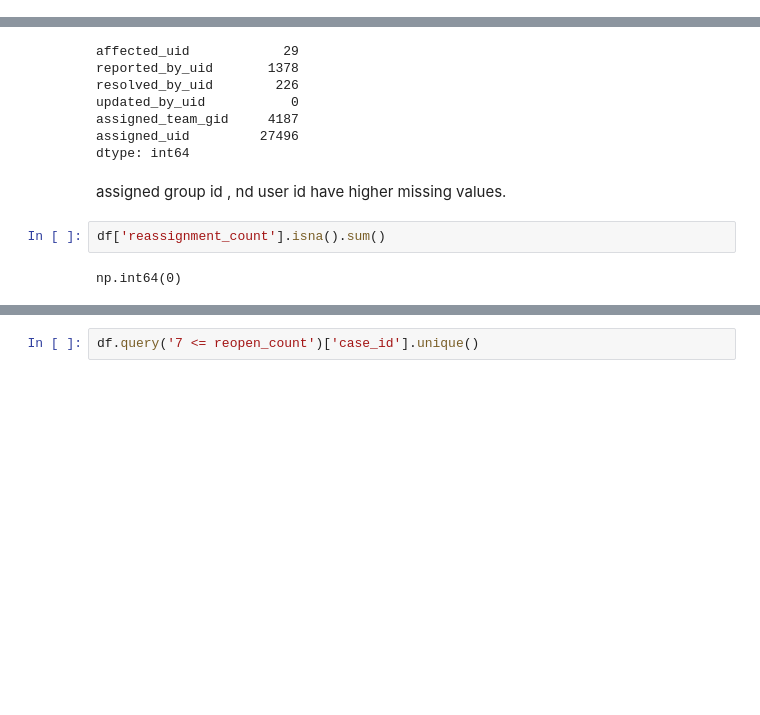
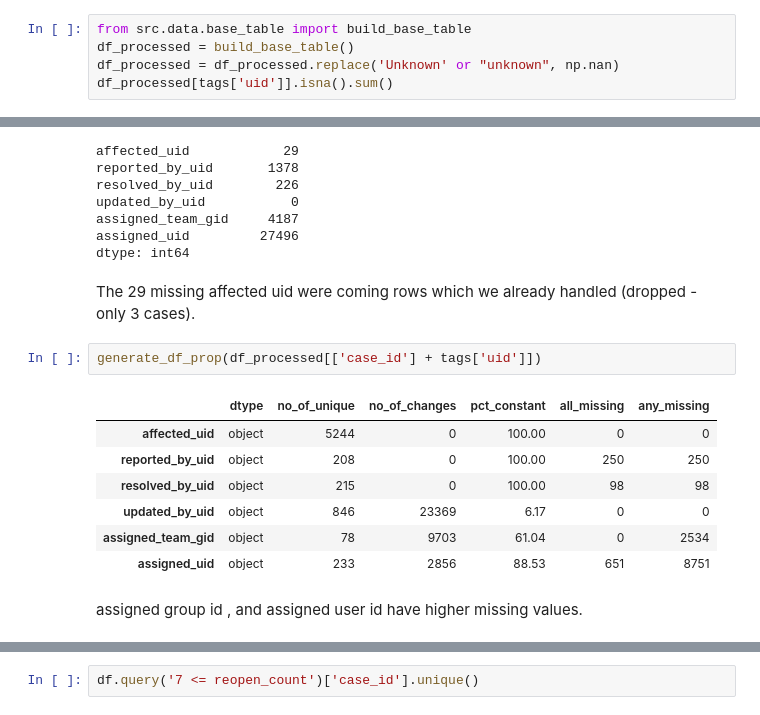
Before and after one commit to shashankgarewal/temporal-sequence-eventLog, a Jupyter notebook: notebooks/03_model_base_table.ipynb, the cells around one changed output, grey strips where cells are left out. Saved outputs shown, nothing was run; the diff lists cells and outputs as text; blank space fills up the shorter version.

Commit message:
Add analysis of relation to fill missing values in assigned uid and gid

```diff
--- a/notebooks/03_model_base_table.ipynb
+++ b/notebooks/03_model_base_table.ipynb
@@ -648,0 +620,5 @@ np.int64(8)
+# %%
+from src.data.base_table import build_base_table
+df_processed = build_base_table()
+df_processed = df_processed.replace('Unknown' or "unknown", np.nan)
+df_processed[tags['uid']].isna().sum()
@@ -656,9 +641,17 @@ updated_by_uid           0
 assigned_team_gid     4187
 assigned_uid         27496
 dtype: int64
+# %% [markdown]
+The 29 missing affected uid were coming rows which we already handled (dropped - only 3 cases).
+# %%
+generate_df_prop(df_processed[['case_id'] + tags['uid']])
+# %% [output]
+|  | dtype | no_of_unique | no_of_changes | pct_constant | all_missing | any_missing |
+| affected_uid | object | 5244 | 0 | 100.00 | 0 | 0 |
+| reported_by_uid | object | 208 | 0 | 100.00 | 250 | 250 |
+| resolved_by_uid | object | 215 | 0 | 100.00 | 98 | 98 |
+| updated_by_uid | object | 846 | 23369 | 6.17 | 0 | 0 |
+| assigned_team_gid | object | 78 | 9703 | 61.04 | 0 | 2534 |
+| assigned_uid | object | 233 | 2856 | 88.53 | 651 | 8751 |
 # %% [markdown]
-assigned group id , nd user id have higher missing values.
+assigned group id , and assigned user id have higher missing values.
-# %%
-df['reassignment_count'].isna().sum()
-# %% [output]
-np.int64(0)
```
Also changed, not shown: parts of 23 cells of this notebook.
